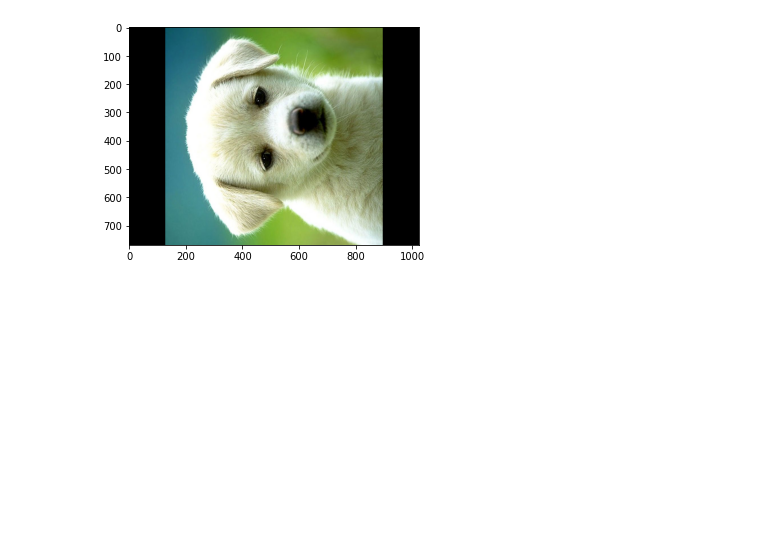
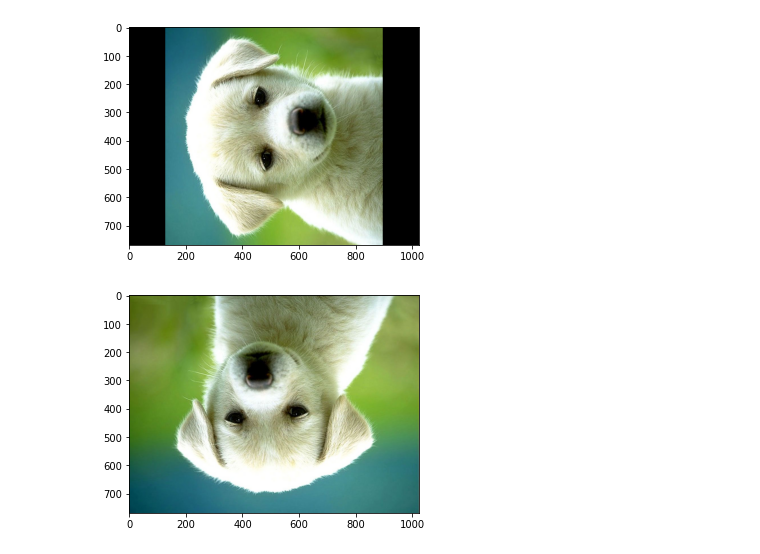
Before and after one commit to lokeshkumarn/OpenCV, a Jupyter notebook: OpenCV_Basics.ipynb, the cells around one changed output. Saved outputs shown, nothing was run; the diff lists cells and outputs as text; code cells hidden in the pictures; blank space fills up the shorter version.

```diff
--- a/OpenCV_Basics.ipynb
+++ b/OpenCV_Basics.ipynb
@@ -201,3 +201,7 @@ show_cv2(rotated)
 show_cv2(imutils.rotate(tmp_image, 90)) #rotate 90 deg
 # %% [output]
 [figure]
+# %%
+show_cv2(imutils.rotate(tmp_image, 180)) #rotate 90 deg
+# %% [output]
+[figure, added]
```
Also changed, not shown: parts of 4 cells of this notebook.
